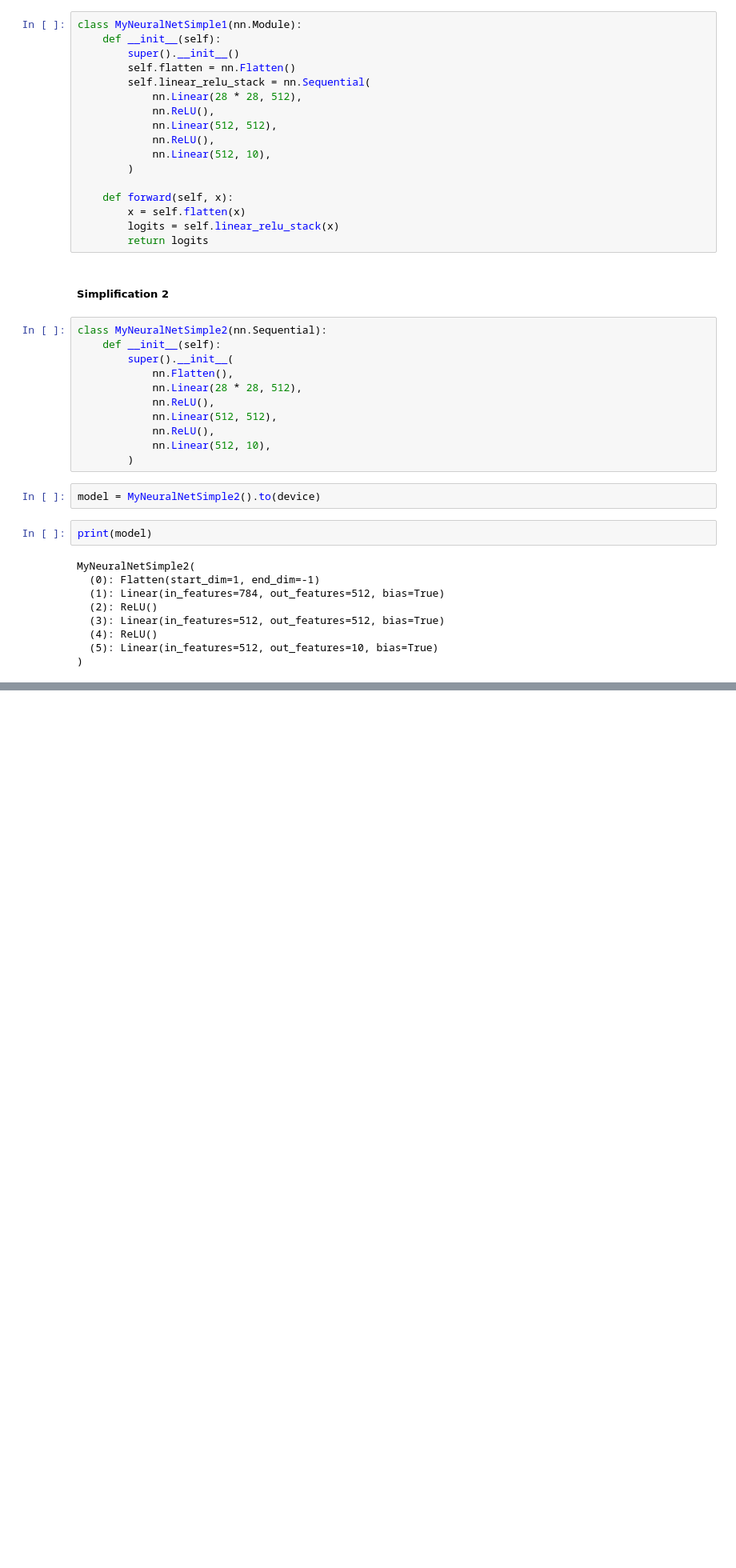
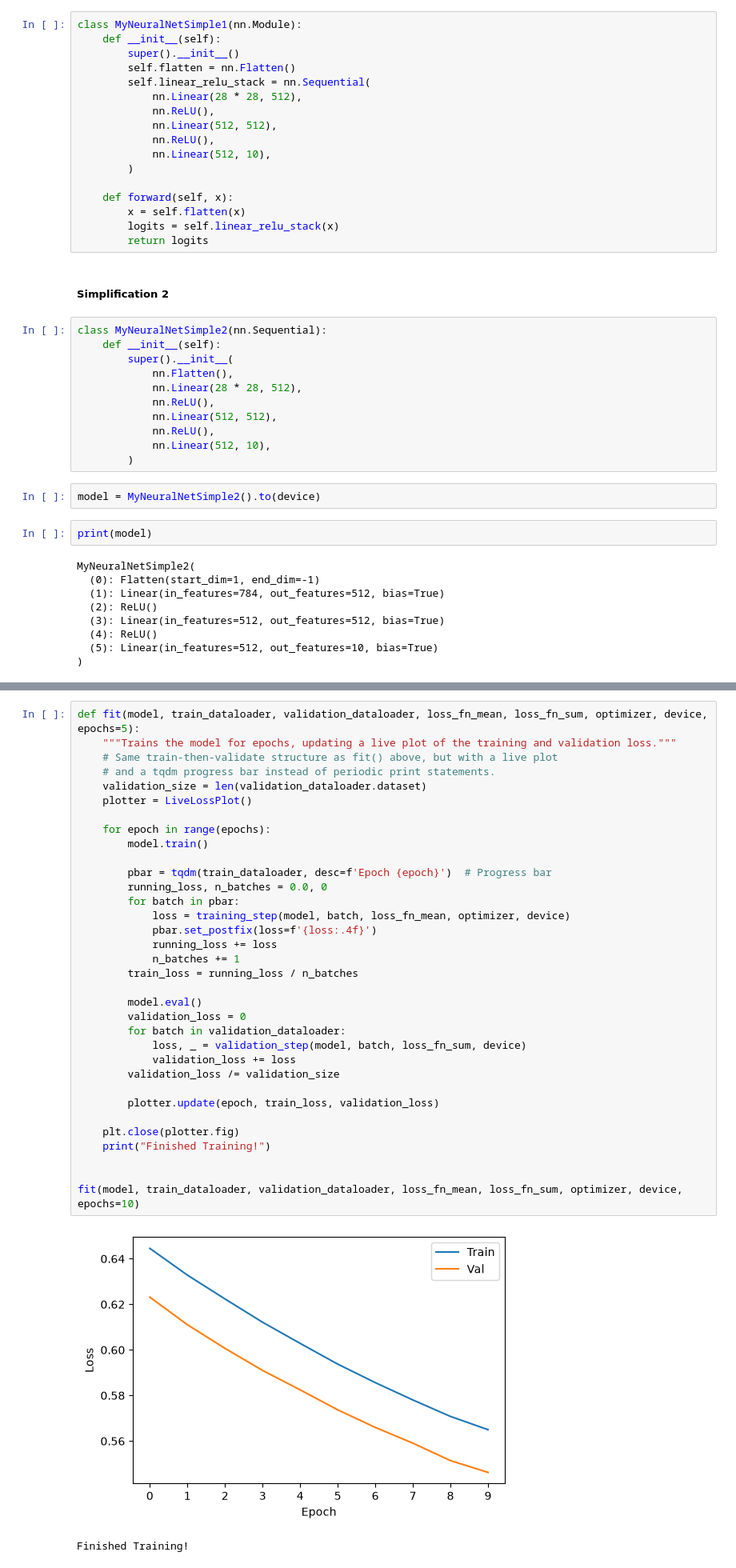
Before and after one commit to delphkiseki/deep_learning_practice, a Jupyter notebook: TP1_Pytorch_MLP/TP1-1_Pytorch.ipynb, the cells around one changed output, grey strips where cells are left out. Shown at 80% size. Saved outputs shown, nothing was run; the diff lists cells and outputs as text; blank space fills up the shorter version.

```diff
--- a/TP1_Pytorch_MLP/TP1-1_Pytorch.ipynb
+++ b/TP1_Pytorch_MLP/TP1-1_Pytorch.ipynb
@@ -423,0 +577,37 @@ Predicted class: T-Shirt
+# %%
+def fit(model, train_dataloader, validation_dataloader, loss_fn_mean, loss_fn_sum, optimizer, device, epochs=5):
+    """Trains the model for epochs, updating a live plot of the training and validation loss."""
+    # Same train-then-validate structure as fit() above, but with a live plot
+    # and a tqdm progress bar instead of periodic print statements.
+    validation_size = len(validation_dataloader.dataset)
+    plotter = LiveLossPlot()
+
+    for epoch in range(epochs):
+        model.train()
+
+        pbar = tqdm(train_dataloader, desc=f'Epoch {epoch}')  # Progress bar
+        running_loss, n_batches = 0.0, 0
+        for batch in pbar:
+            loss = training_step(model, batch, loss_fn_mean, optimizer, device)
+            pbar.set_postfix(loss=f'{loss:.4f}')
+            running_loss += loss
+            n_batches += 1
+        train_loss = running_loss / n_batches
+
+        model.eval()
+        validation_loss = 0
+        for batch in validation_dataloader:
+            loss, _ = validation_step(model, batch, loss_fn_sum, device)
+            validation_loss += loss
+        validation_loss /= validation_size
+
+        plotter.update(epoch, train_loss, validation_loss)
+
+    plt.close(plotter.fig)
+    print("Finished Training!")
+
+
+fit(model, train_dataloader, validation_dataloader, loss_fn_mean, loss_fn_sum, optimizer, device, epochs=10)
+# %% [output]
+[figure, added]
+Finished Training!
```
Also changed, not shown: parts of 25 cells of this notebook.
